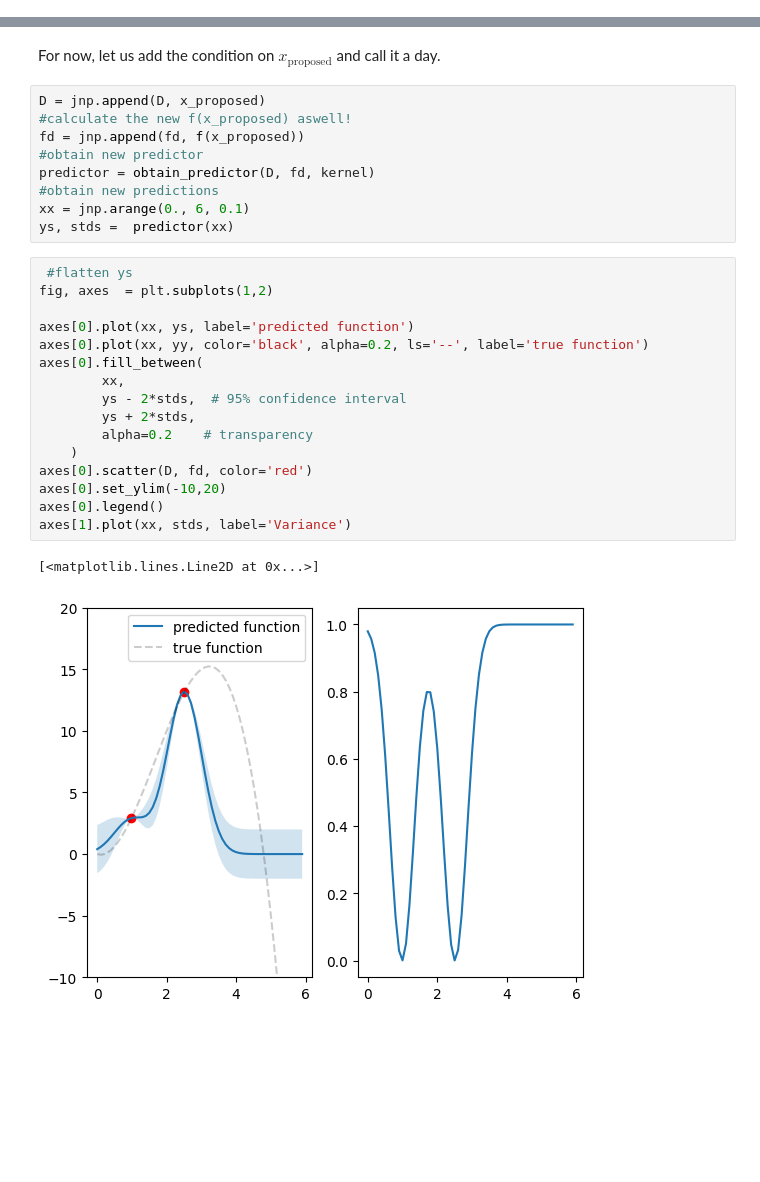
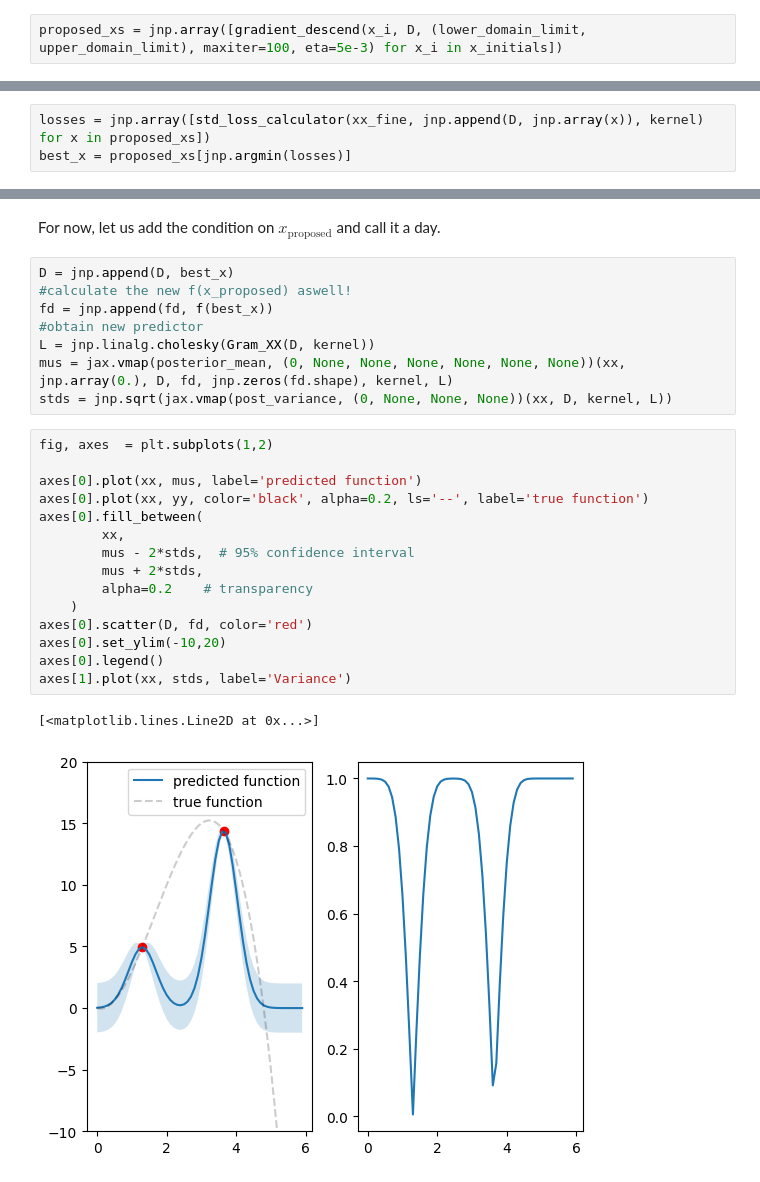
Before and after one commit to Jonas-a-Zimmermann/JaxIntro, a Jupyter notebook: jax_GP/GP.ipynb, the cells around one changed output, grey strips where cells are left out. Cells and saved outputs as stored; diff of their text form; blank space fills up the shorter version.

```diff
--- a/jax_GP/GP.ipynb
+++ b/jax_GP/GP.ipynb
@@ -218,0 +308,2 @@ x_proposed, _ = gradient_descend(jnp.array(1.5), (lower_domain_limit, upper_doma
+# %%
+proposed_xs = jnp.array([gradient_descend(x_i, D, (lower_domain_limit, upper_domain_limit), maxiter=100, eta=5e-3) for x_i in x_initials])
@@ -219,3 +312,6 @@ x_proposed, _ = gradient_descend(jnp.array(1.5), (lower_domain_limit, upper_doma
+# %%
+losses = jnp.array([std_loss_calculator(xx_fine, jnp.append(D, jnp.array(x)), kernel) for x in proposed_xs])
+best_x = proposed_xs[jnp.argmin(losses)]
 # %% [markdown]
 The proposed point $x_{\text{proposed}}$ is now a point of maximum Merit! (in the sense that we found it with gradient descent and merit means less total variance if we condition on it...)
 In this simple example, it is feasible to just iterate through a fine grid, e.g. xx (which we use to evaluate the loss anyways...)
@@ -242,30 +350,28 @@ For finding the true best new point to condition on, all we have to do is to sol
 # %% [markdown]
 For now, let us add the condition on $x_{\text{proposed}}$ and call it a day.
-# %%
-D = jnp.append(D, x_proposed)
-#calculate the new f(x_proposed) aswell!
-fd = jnp.append(fd, f(x_proposed))
-#obtain new predictor
-predictor = obtain_predictor(D, fd, kernel)
-#obtain new predictions
-xx = jnp.arange(0., 6, 0.1)
-ys, stds =  predictor(xx)
+# %%
+D = jnp.append(D, best_x)
+#calculate the new f(x_proposed) aswell!
+fd = jnp.append(fd, f(best_x))
+#obtain new predictor
+L = jnp.linalg.cholesky(Gram_XX(D, kernel))
+mus = jax.vmap(posterior_mean, (0, None, None, None, None, None, None))(xx, jnp.array(0.), D, fd, jnp.zeros(fd.shape), kernel, L)
+stds = jnp.sqrt(jax.vmap(post_variance, (0, None, None, None))(xx, D, kernel, L))
 # %%
- #flatten ys
 fig, axes  = plt.subplots(1,2)
 
-axes[0].plot(xx, ys, label='predicted function')
+axes[0].plot(xx, mus, label='predicted function')
 axes[0].plot(xx, yy, color='black', alpha=0.2, ls='--', label='true function')
 axes[0].fill_between(
         xx,
-        ys - 2*stds,  # 95% confidence interval
-        ys + 2*stds,
+        mus - 2*stds,  # 95% confidence interval
+        mus + 2*stds,
         alpha=0.2    # transparency
     )
 axes[0].scatter(D, fd, color='red')
 axes[0].set_ylim(-10,20)
 axes[0].legend()
 axes[1].plot(xx, stds, label='Variance')
 # %% [output]
 [<matplotlib.lines.Line2D at 0x...>]
-[figure, old version]
+[figure, new version]
```
Also changed, not shown: parts of 51 cells of this notebook.
